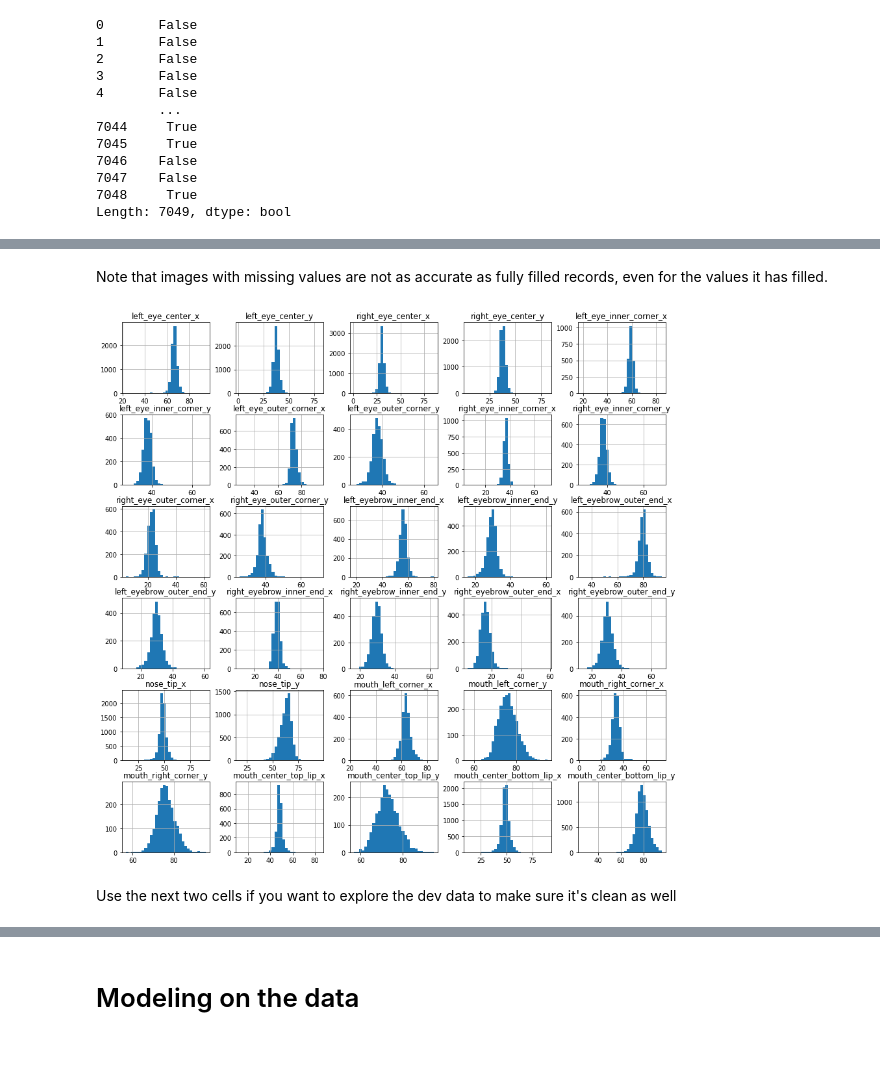
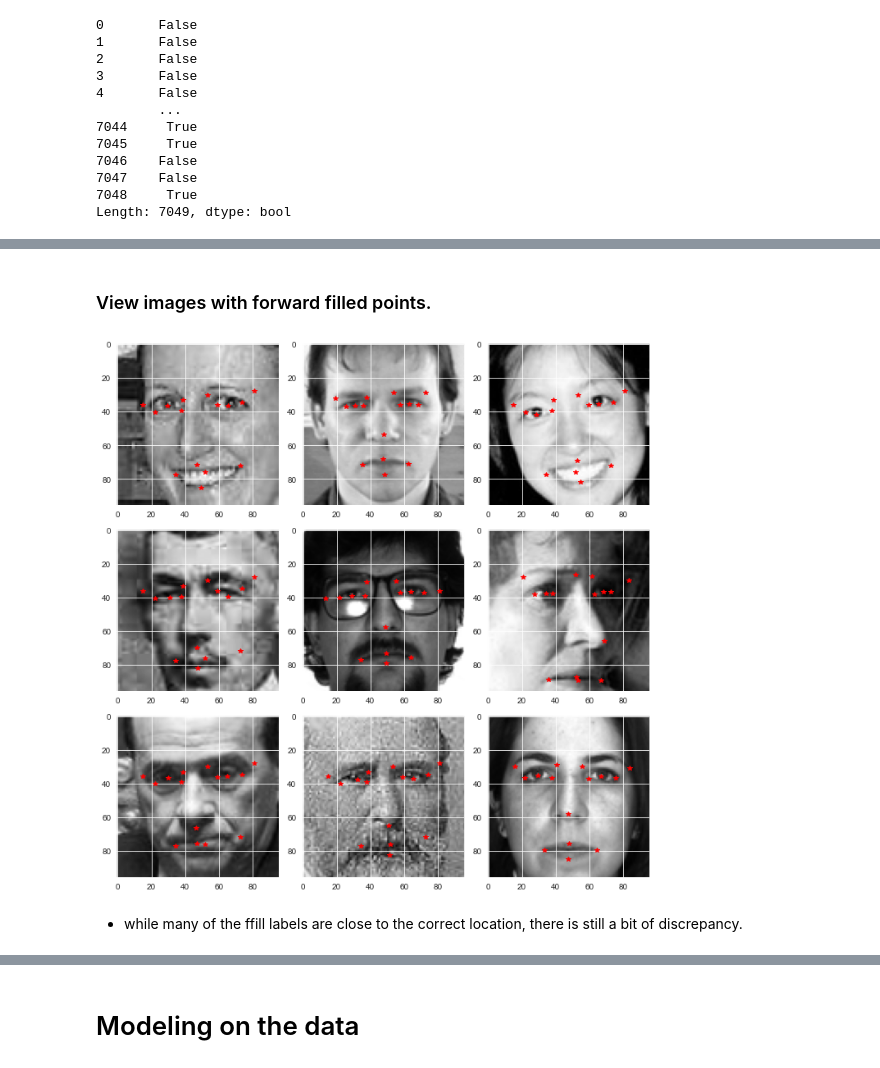
Before and after one commit to amcarite/Facial-Keypoint-Detection-with-Deep-Learning, a Jupyter notebook: alex_dev_notebook.ipynb, the cells around one changed output, grey strips where cells are left out. Cells and saved outputs as stored; diff of their text form; code cells hidden in the pictures.

```diff
--- a/alex_dev_notebook.ipynb
+++ b/alex_dev_notebook.ipynb
@@ -279,11 +260,11 @@ show_images(train_data_noNA, train_labels_noNA)
-# %% [markdown]
-Note that images with missing values are not as accurate as fully filled records, even for the values it has filled.
-# %%
-#continue EDA, see distribution of all coordinates in train data except the "Image" column
-train.hist(bins = 30, figsize=(15,15))
-plt.show()
-# %% [output]
-[figure, removed]
+# %% [markdown]
+### View images with forward filled points.
+# %%
+show_images(train_data_ffill, train_labels_ffill)
+# %% [output]
+[figure, added]
+# %% [markdown]
+- while many of the ffill labels are close to the correct location, there is still a bit of discrepancy.
 # %%
 #take a look at removing outliers
 # train_outliers  = train[((train['left_eye_inner_corner_x'] - train['left_eye_inner_corner_x'].mean()) / train['left_eye_inner_corner_x'].std()).abs() < 3]
@@ -295,5 +276,3 @@ plt.show()
 # tempdf = pd.DataFrame(train_labels_noNA)
 # tempdf.hist(bins = 30, figsize=(15,15))
 # plt.show()
-# %% [markdown]
-Use the next two cells if you want to explore the dev data to make sure it's clean as well
```
Also changed, not shown: parts of 127 cells of this notebook.
